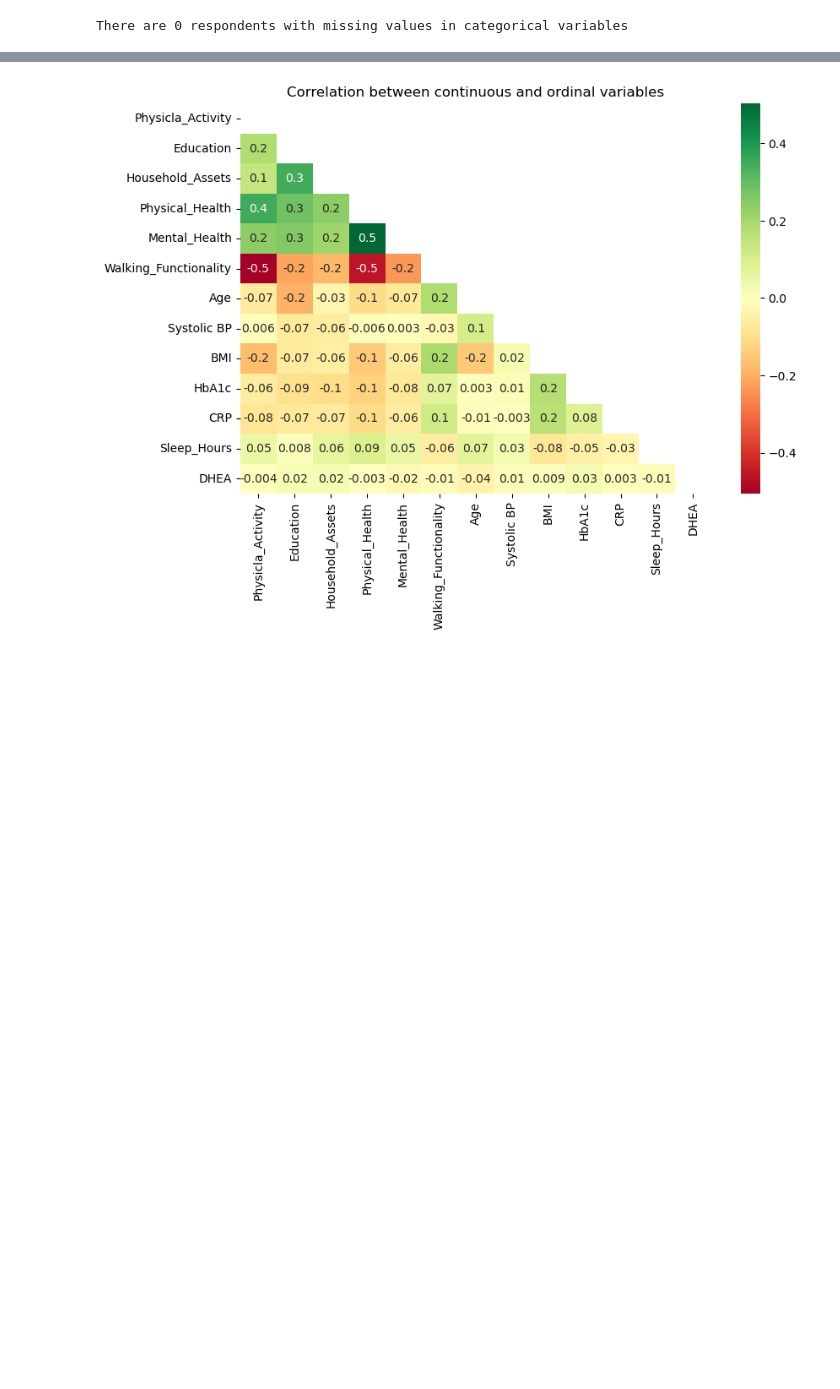
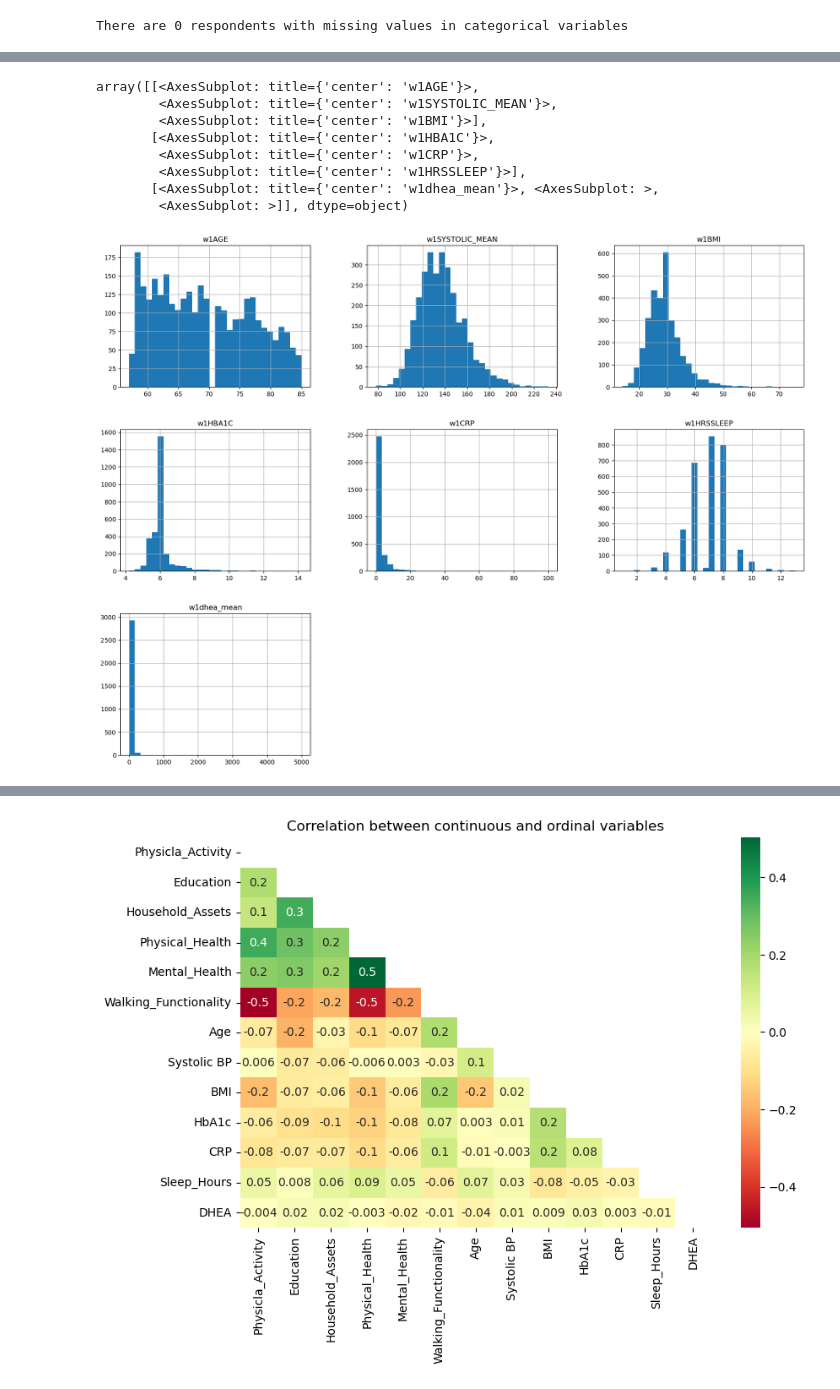
Before and after one commit to yiang-li/Predicting-Mortality-Machine-Learning, a Jupyter notebook: code.ipynb, the cells around one changed output, grey strips where cells are left out. Drawn from its saved outputs; the diff is of its cells as text; code cells hidden in the pictures; blank space fills up the shorter version.

```diff
--- a/code.ipynb
+++ b/code.ipynb
@@ -204,0 +243,12 @@ data = pd.concat([data_cat, data_ord, data_con], axis=1)
+# %%
+data_con.hist(bins=30, figsize=(20,15))
+# %% [output]
+array([[<AxesSubplot: title={'center': 'w1AGE'}>,
+        <AxesSubplot: title={'center': 'w1SYSTOLIC_MEAN'}>,
+        <AxesSubplot: title={'center': 'w1BMI'}>],
+       [<AxesSubplot: title={'center': 'w1HBA1C'}>,
+        <AxesSubplot: title={'center': 'w1CRP'}>,
+        <AxesSubplot: title={'center': 'w1HRSSLEEP'}>],
+       [<AxesSubplot: title={'center': 'w1dhea_mean'}>, <AxesSubplot: >,
+        <AxesSubplot: >]], dtype=object)
+[figure, added]
```
Also changed, not shown: parts of 9 cells of this notebook.
